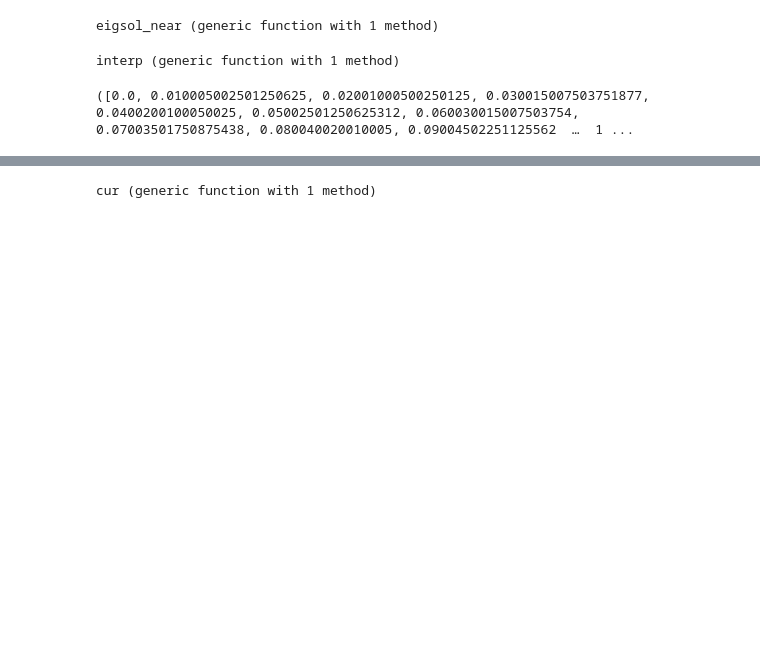
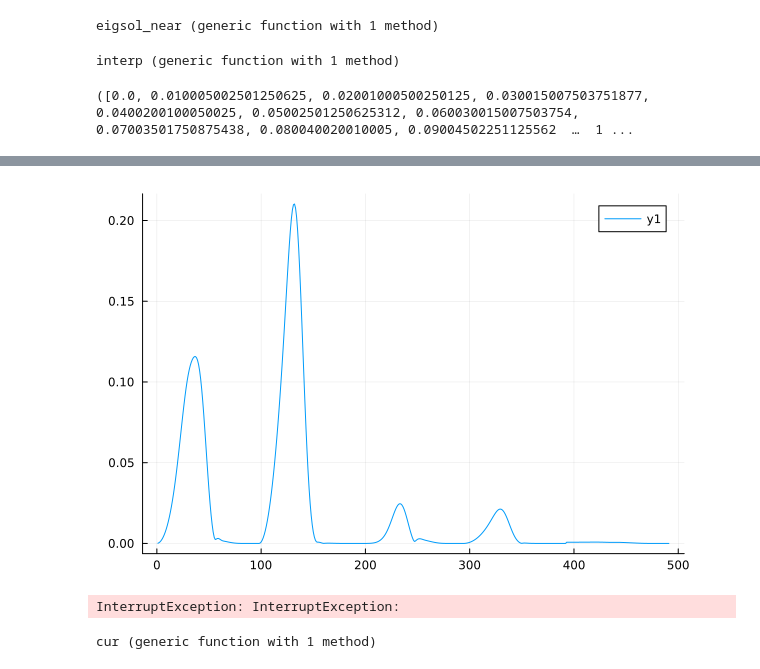
Before and after one commit to HaojieZhang917/Rotating-Flow-ToolKit, a Jupyter notebook: compress/BEK/Vonkarmen_bone/Bone.ipynb, the cells around one changed output, grey strips where cells are left out. Saved outputs shown, nothing was run; the diff lists cells and outputs as text; code cells hidden in the pictures; blank space fills up the shorter version.

```diff
--- a/compress/BEK/Vonkarmen_bone/Bone.ipynb
+++ b/compress/BEK/Vonkarmen_bone/Bone.ipynb
@@ -8,7 +8,6 @@ using DelimitedFiles
 using PyCall
 using BSplineKit
 # %%
-
 function eigsol(F,G,H,T,R,omega,be,N_cheb,D,D2,c,num)
     sigma = 0.72
     # Keep the existing -G convention used by the stability equations.
@@ -21,7 +20,7 @@ function eigsol(F,G,H,T,R,omega,be,N_cheb,D,D2,c,num)
     eigval,eigvec = iar(nep; kwargs...)
     # iar ordering can change under tiny parameter changes; sort by shift distance.
     order = sortperm(abs.(eigval .- c))
-    return eigval[order]
+    return eigval[order], eigvec[:,order]
 end
 
 function eigsol_near(F,G,H,T,R,omega,be,N_cheb,D,D2; alpha_ref=0.384+0im, neigs=12)
@@ -112,17 +89,23 @@ val = eigsol(F,G,H,T,R,omega,be,N_cheb,D,D2,c,num)
+# %%
+plot(abs.(vec[:,1]))
+# %% [output]
+[figure, added]
 # %%
 R_ini = 500
 omega = 0.0
-be_ini = 0.03
-c_ini = 0.04
+be_ini = 0.04
+c_ini = 0.1
 Tw = 1.03
 num = 2
 pushfirst!(PyVector(pyimport("sys")."path"), @__DIR__)
 bone = pyimport("Bone")
 z, H, F, G, T, dF, dG, dT, info = bone.get_baseflow(Tw)
 N_cheb = 99
-D,D2,x = Cheb(N_cheb)
+DM,D2M,x = CRC_STA.cheb_points(N_cheb)
 F,G,H,T = interp(F,G,H,T,x,N_cheb)
 cur(Tw,omega,R_ini,c_ini,be_ini,num)
+# %% [output]
+InterruptException: InterruptException:
 # %%
 function cur(Tw,omega,R_ini,c_ini,be_ini,num)
     be_step = -0.0005
```
Also changed, not shown: parts of 8 cells of this notebook, 22 other files.
